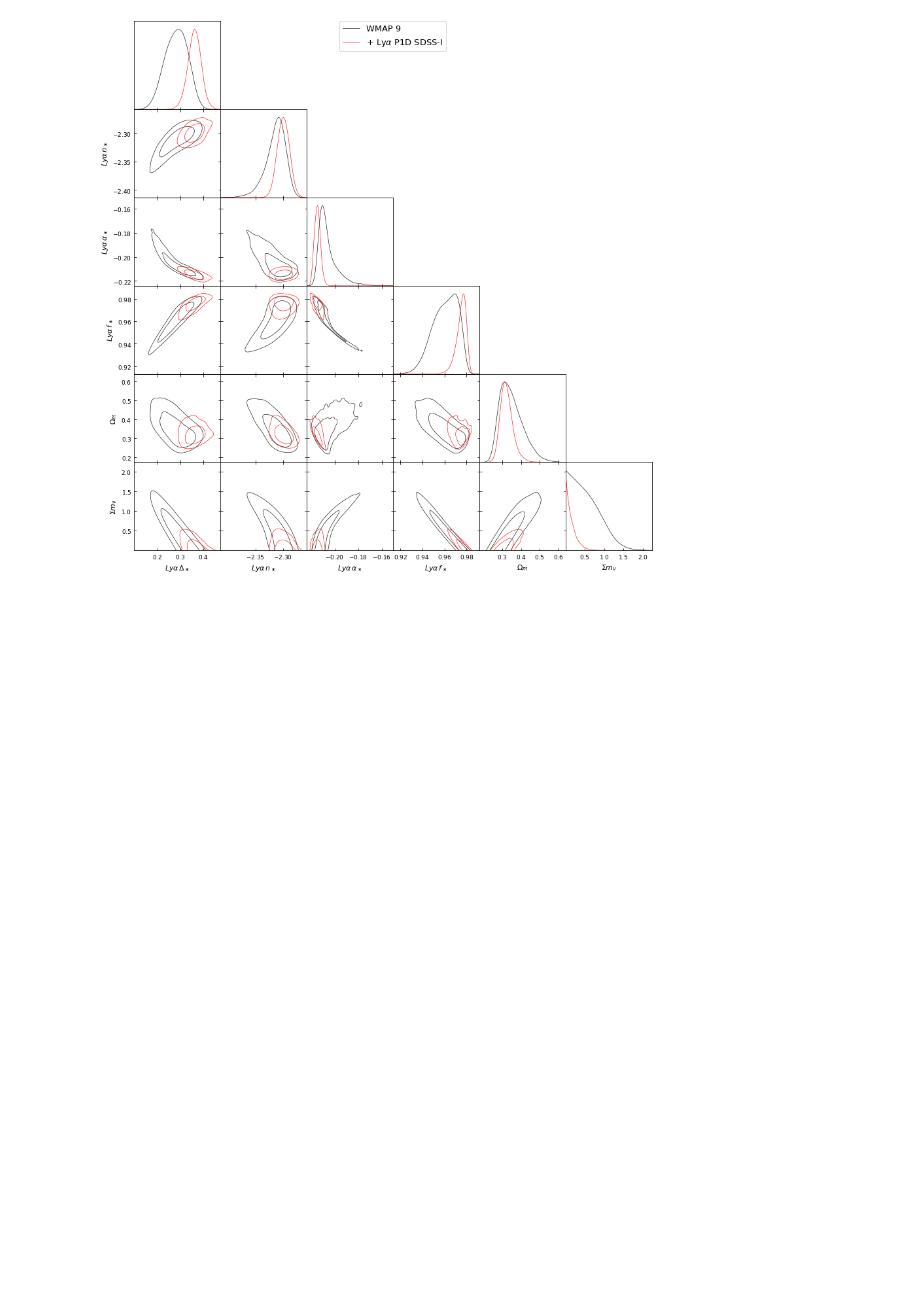
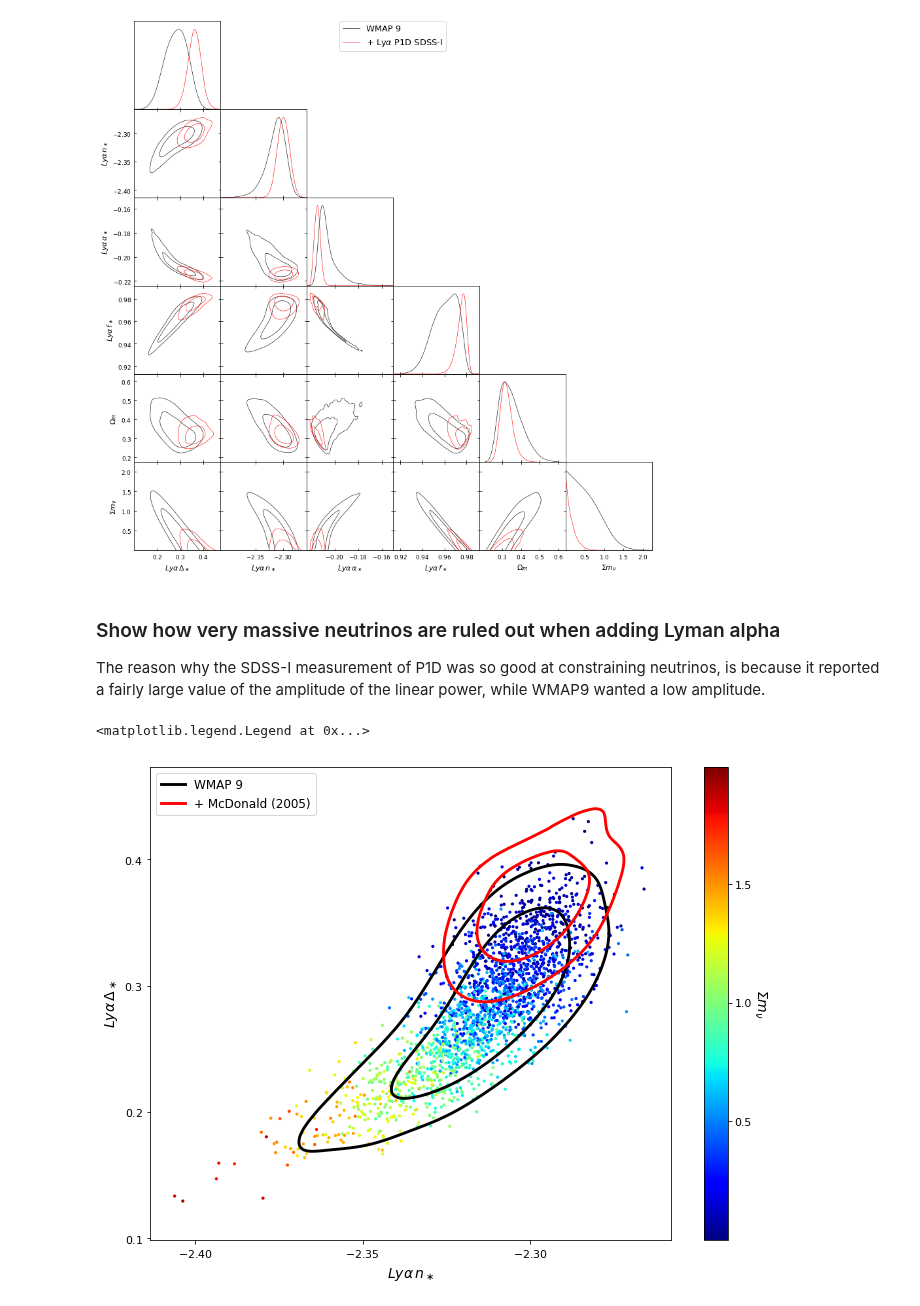
Before and after one commit to igmhub/cup1d, a Jupyter notebook: notebooks/history_neutrinos.ipynb, the cells around one changed output. Drawn from its saved outputs; the diff is of its cells as text; code cells hidden in the pictures; blank space fills up the shorter version.

Commit message:
finished discussion on SDSS+WMAP neutrinos

```diff
--- a/notebooks/history_importance.ipynb
+++ b/notebooks/history_neutrinos.ipynb
@@ -72,3 +68,15 @@ g.triangle_plot([wmap9['samples'],new_samples],
 # %% [output]
 WARNING:root:outlier fraction 0.004168982768204558
 [figure]
+# %% [markdown]
+### Show how very massive neutrinos are ruled out when adding Lyman alpha
+
+The reason why the SDSS-I measurement of P1D was so good at constraining neutrinos, is because it reported a fairly large value of the amplitude of the linear power, while WMAP9 wanted a low amplitude.
+# %%
+g = plots.getSinglePlotter(width_inch=10)
+g.plot_3d(wmap9['samples'], ['linP_n_star', 'linP_DL2_star', 'mnu'],scatter_size=10)
+g.plot_2d([wmap9['samples'],new_samples], 'linP_n_star', 'linP_DL2_star', filled=False)
+g.add_legend([wmap9['label'],'+ McDonald (2005)'],legend_loc='upper left')
+# %% [output]
+<matplotlib.legend.Legend at 0x...>
+[figure, added]
```
Also changed, not shown: parts of 1 cell of this notebook.
